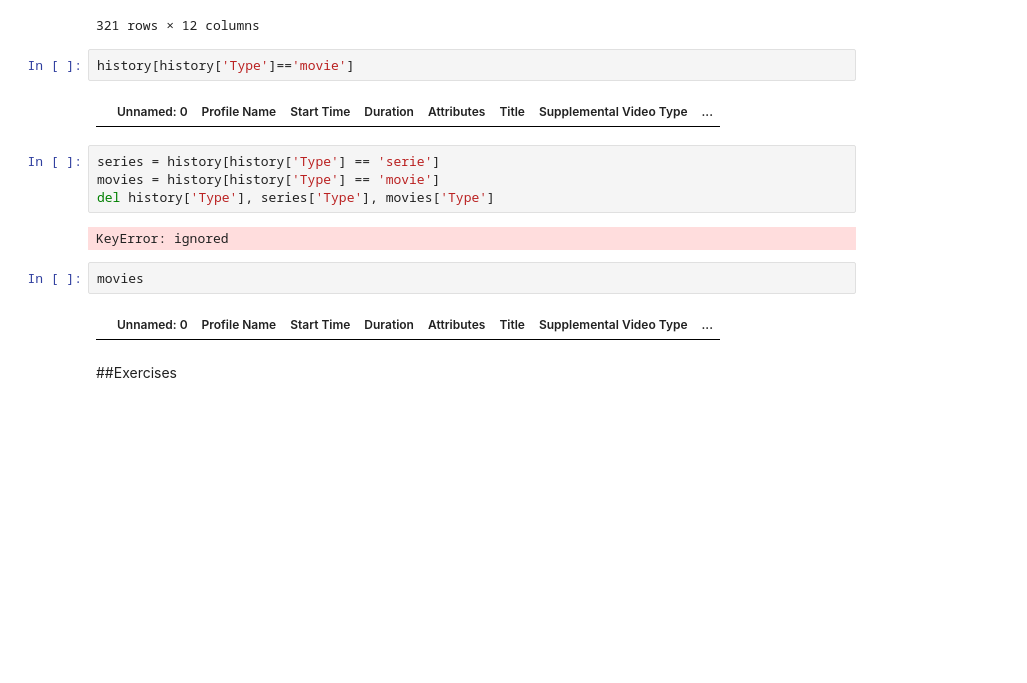
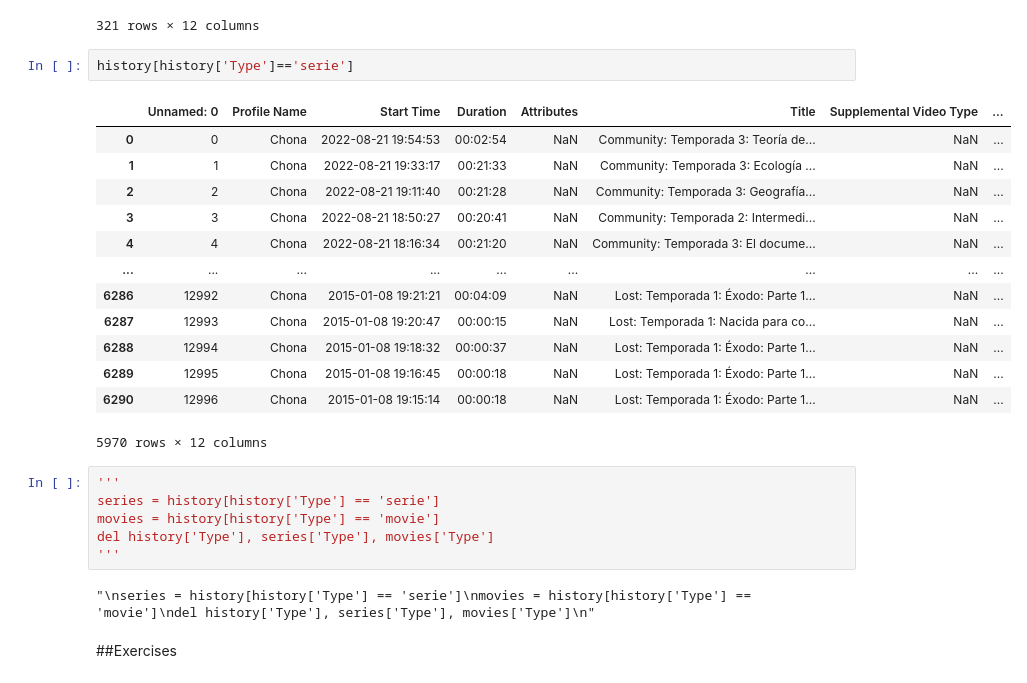
Before and after one commit to IanPol0/DataScienceNetflix, a Jupyter notebook: DataScienceNetflix.ipynb, the cells around one changed output. Saved outputs shown, nothing was run; the diff lists cells and outputs as text; blank space fills up the shorter version.

```diff
--- a/DataScienceNetflix.ipynb
+++ b/DataScienceNetflix.ipynb
@@ -95,19 +95,29 @@ history[history['Type']=='movie']
 | 6190 | 12896 | Chona | 2015-01-16 00:19:51 | 00:00:19 | NaN | Mighty Morphin Power Rangers: The... | NaN | ... |
 321 rows × 12 columns
 # %%
-history[history['Type']=='movie']
+history[history['Type']=='serie']
 # %% [output]
 |  | Unnamed: 0 | Profile Name | Start Time | Duration | Attributes | Title | Supplemental Video Type | ... |
+| 0 | 0 | Chona | 2022-08-21 19:54:53 | 00:02:54 | NaN | Community: Temporada 3: Teoría de... | NaN | ... |
+| 1 | 1 | Chona | 2022-08-21 19:33:17 | 00:21:33 | NaN | Community: Temporada 3: Ecología ... | NaN | ... |
+| 2 | 2 | Chona | 2022-08-21 19:11:40 | 00:21:28 | NaN | Community: Temporada 3: Geografía... | NaN | ... |
+| 3 | 3 | Chona | 2022-08-21 18:50:27 | 00:20:41 | NaN | Community: Temporada 2: Intermedi... | NaN | ... |
+| 4 | 4 | Chona | 2022-08-21 18:16:34 | 00:21:20 | NaN | Community: Temporada 3: El docume... | NaN | ... |
+| ... | ... | ... | ... | ... | ... | ... | ... | ... |
+| 6286 | 12992 | Chona | 2015-01-08 19:21:21 | 00:04:09 | NaN | Lost: Temporada 1: Éxodo: Parte 1... | NaN | ... |
+| 6287 | 12993 | Chona | 2015-01-08 19:20:47 | 00:00:15 | NaN | Lost: Temporada 1: Nacida para co... | NaN | ... |
+| 6288 | 12994 | Chona | 2015-01-08 19:18:32 | 00:00:37 | NaN | Lost: Temporada 1: Éxodo: Parte 1... | NaN | ... |
+| 6289 | 12995 | Chona | 2015-01-08 19:16:45 | 00:00:18 | NaN | Lost: Temporada 1: Éxodo: Parte 1... | NaN | ... |
+| 6290 | 12996 | Chona | 2015-01-08 19:15:14 | 00:00:18 | NaN | Lost: Temporada 1: Éxodo: Parte 1... | NaN | ... |
+5970 rows × 12 columns
 # %%
+'''
 series = history[history['Type'] == 'serie']
 movies = history[history['Type'] == 'movie']
 del history['Type'], series['Type'], movies['Type']
+'''
 # %% [output]
-KeyError: ignored
+"\nseries = history[history['Type'] == 'serie']\nmovies = history[history['Type'] == 'movie']\ndel history['Type'], series['Type'], movies['Type']\n"
-# %%
-movies
-# %% [output]
-|  | Unnamed: 0 | Profile Name | Start Time | Duration | Attributes | Title | Supplemental Video Type | ... |
 # %% [markdown]
 ##Exercises
 # %% [markdown]
```
Also changed, not shown: parts of 7 cells of this notebook.
